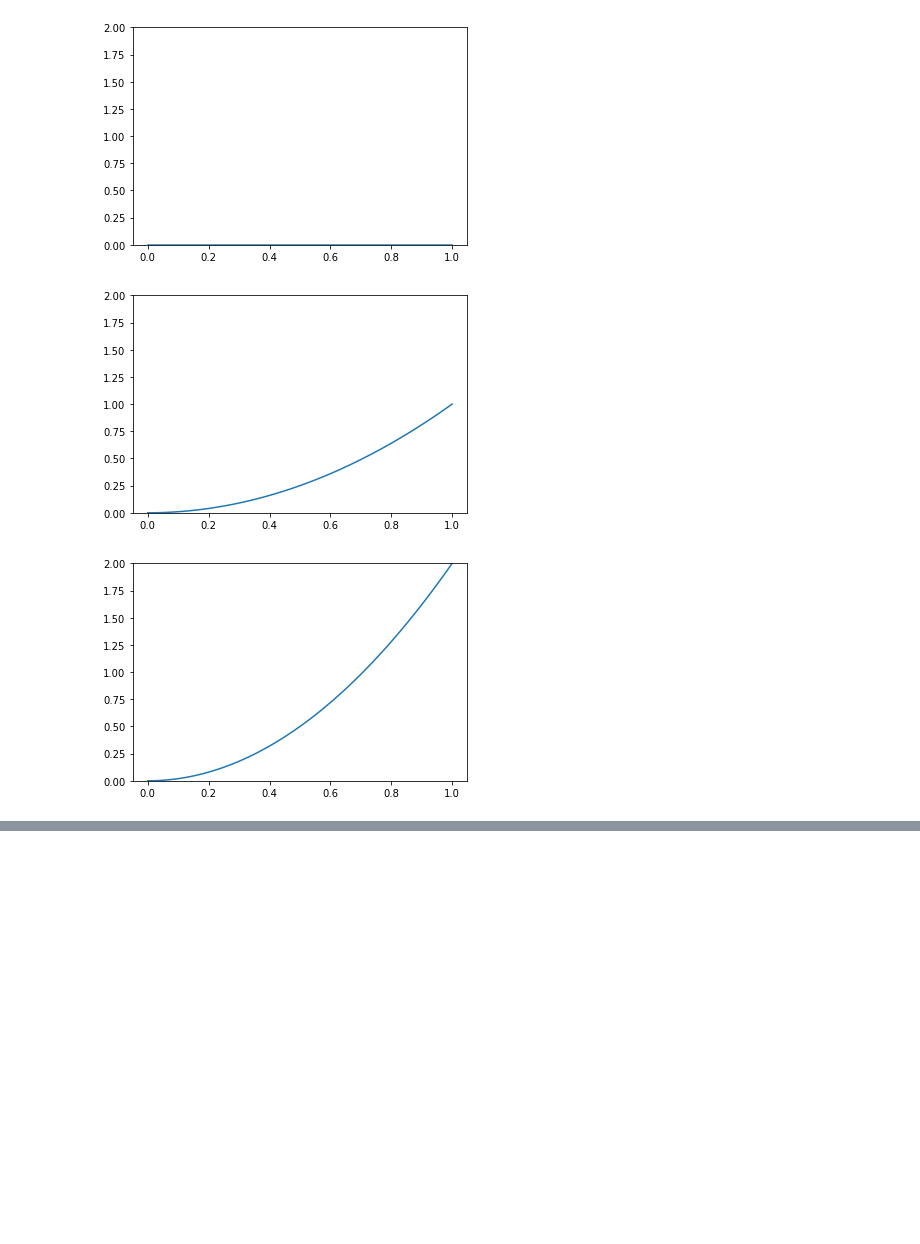
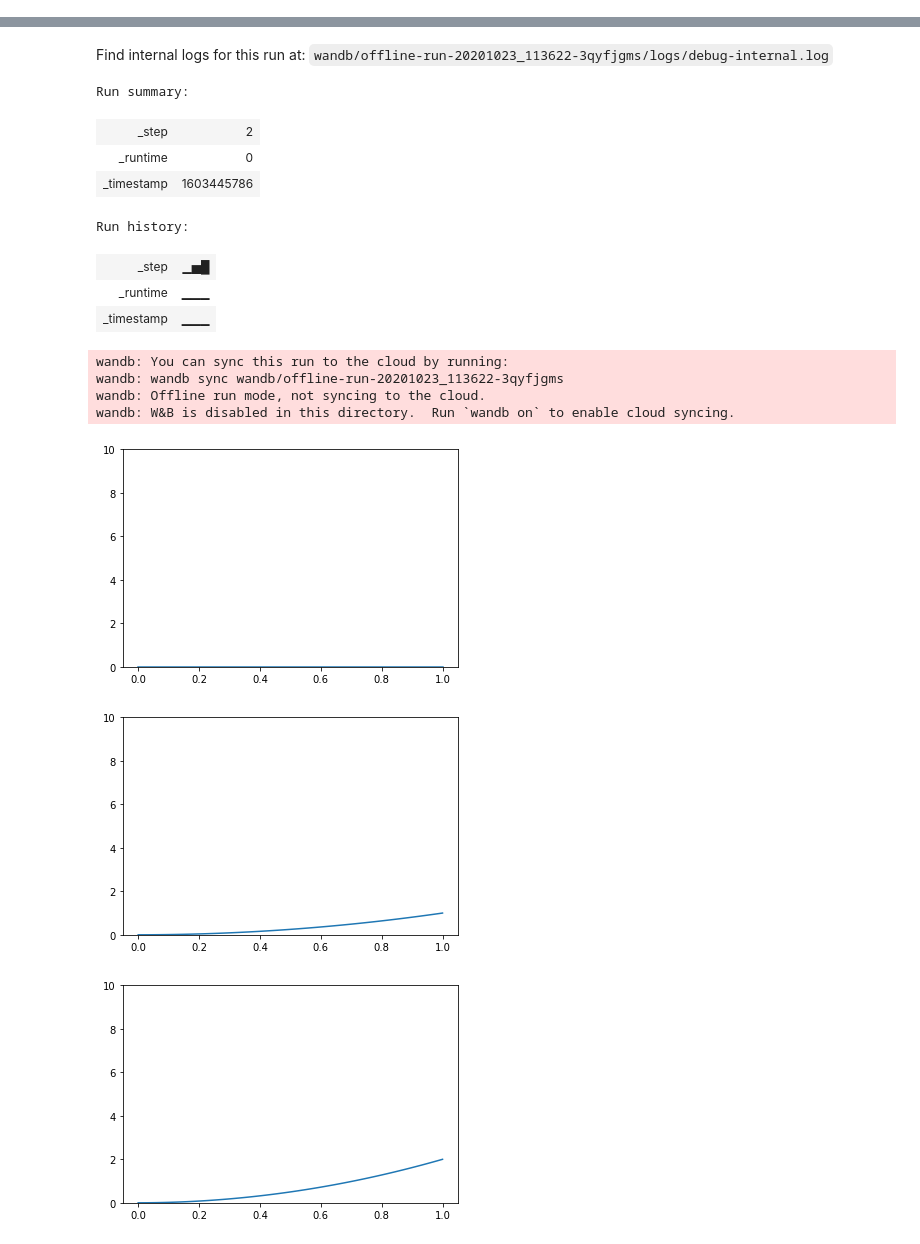
Before and after one commit to Haydnspass/logger-collection, a Jupyter notebook: Overview.ipynb, the cells around one changed output, grey strips where cells are left out. Cells and saved outputs as stored; diff of their text form; code cells hidden in the pictures; blank space fills up the shorter version.

```diff
--- a/Overview.ipynb
+++ b/Overview.ipynb
@@ -38,10 +37,0 @@ for f, i in generate_figures():
-# %%
-# log figure in comet
-from comet_ml import Experiment
-
-cml = Experiment()
-
-for f, i in generate_figures():
-    cml.log_figure(figure_name=tag, figure=f, overwrite=False, step=i)
-
-cml.end()
@@ -69,15 +38,12 @@ COMET INFO: Still uploading
-# %%
-# log figure in mlflow
-import mlflow
-
-ml_artifact_path = '/Users/lucasmueller/Repositories/logger-collection/logs/mlflow'
-ml_id = mlflow.create_experiment(artifact_location=ml_artifact_path)
-
-for f, i in generate_figures():
-    f_name = ml_artifact_path + f'/dummy_fig_step_{i}.png'
-    f.savefig(f_name)
-    mlflow.log_artifact(f_name)
-# %% [output]
-[figure, removed]
-[figure, removed]
-[figure, removed]
+# %%
+# log figure in weights and biases
+
+import wandb
+wandb.login()
+
+from pytorch_lightning.loggers import WandbLogger
+
+wandb_logger = WandbLogger(offline=True)
+for f, i in generate_figures():
+    wandb_logger.experiment.log({f"tag_{i}": wandb.Image(f)})
+# %% [output]
@@ -83,0 +55,16 @@ for f, i in generate_figures():
+Find internal logs for this run at: wandb/offline-run-20201023_113622-3qyfjgms/logs/debug-internal.log
+Run summary:
+| _step | 2 |
+| _runtime | 0 |
+| _timestamp | 1603445786 |
+Run history:
+| _step | ▁▅█ |
+| _runtime | ▁▁▁ |
+| _timestamp | ▁▁▁ |
+wandb: You can sync this run to the cloud by running:
+wandb: wandb sync wandb/offline-run-20201023_113622-3qyfjgms
+wandb: Offline run mode, not syncing to the cloud.
+wandb: W&B is disabled in this directory.  Run `wandb on` to enable cloud syncing.
+[figure, added]
+[figure, added]
+[figure, added]
```
Also changed, not shown: parts of 9 cells of this notebook.
